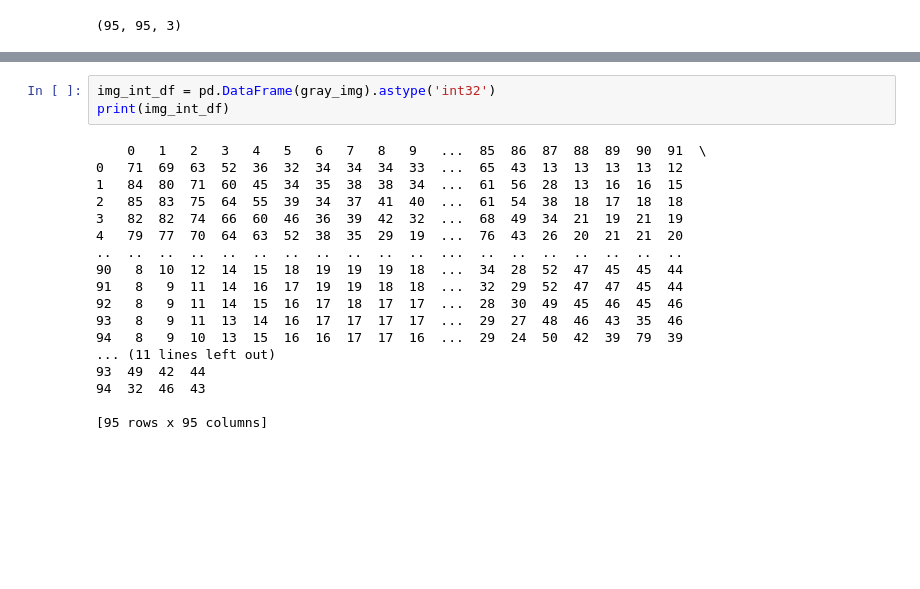
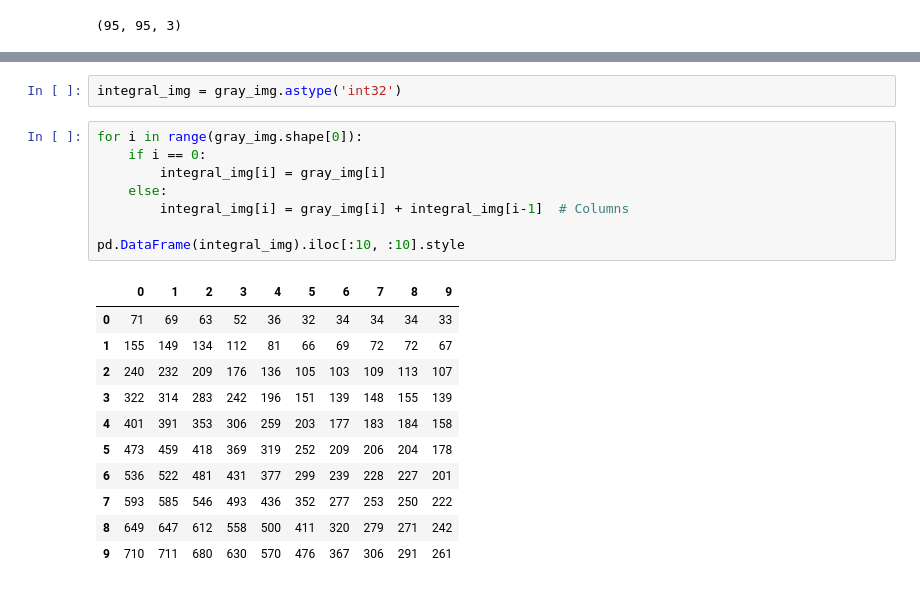
Before and after one commit to JJAHMEDAMER/Smart-Campus, a Jupyter notebook: reEngineering/haar-features.ipynb, the cells around one changed output, grey strips where cells are left out. Drawn from its saved outputs; the diff is of its cells as text; blank space fills up the shorter version.

```diff
--- a/reEngineering/haar-features.ipynb
+++ b/reEngineering/haar-features.ipynb
@@ -76,21 +59,22 @@ We can better visualize out data using pandas library to view the array as a tab
 # %%
-img_int_df = pd.DataFrame(gray_img).astype('int32')
-print(img_int_df)
+integral_img = gray_img.astype('int32')
-# %% [output]
-    0   1   2   3   4   5   6   7   8   9   ...  85  86  87  88  89  90  91  \
-0   71  69  63  52  36  32  34  34  34  33  ...  65  43  13  13  13  13  12
-1   84  80  71  60  45  34  35  38  38  34  ...  61  56  28  13  16  16  15
-2   85  83  75  64  55  39  34  37  41  40  ...  61  54  38  18  17  18  18
-3   82  82  74  66  60  46  36  39  42  32  ...  68  49  34  21  19  21  19
-4   79  77  70  64  63  52  38  35  29  19  ...  76  43  26  20  21  21  20
-..  ..  ..  ..  ..  ..  ..  ..  ..  ..  ..  ...  ..  ..  ..  ..  ..  ..  ..
-90   8  10  12  14  15  18  19  19  19  18  ...  34  28  52  47  45  45  44
-91   8   9  11  14  16  17  19  19  18  18  ...  32  29  52  47  47  45  44
-92   8   9  11  14  15  16  17  18  17  17  ...  28  30  49  45  46  45  46
-93   8   9  11  13  14  16  17  17  17  17  ...  29  27  48  46  43  35  46
-94   8   9  10  13  15  16  16  17  17  16  ...  29  24  50  42  39  79  39
-... (11 lines left out)
-93  49  42  44
-94  32  46  43
-
-[95 rows x 95 columns]
+# %%
+for i in range(gray_img.shape[0]):
+    if i == 0:
+        integral_img[i] = gray_img[i]
+    else:
+        integral_img[i] = gray_img[i] + integral_img[i-1]  # Columns
+
+pd.DataFrame(integral_img).iloc[:10, :10].style
+# %% [output]
+|  | 0 | 1 | 2 | 3 | 4 | 5 | 6 | 7 | 8 | 9 |
+| 0 | 71 | 69 | 63 | 52 | 36 | 32 | 34 | 34 | 34 | 33 |
+| 1 | 155 | 149 | 134 | 112 | 81 | 66 | 69 | 72 | 72 | 67 |
+| 2 | 240 | 232 | 209 | 176 | 136 | 105 | 103 | 109 | 113 | 107 |
+| 3 | 322 | 314 | 283 | 242 | 196 | 151 | 139 | 148 | 155 | 139 |
+| 4 | 401 | 391 | 353 | 306 | 259 | 203 | 177 | 183 | 184 | 158 |
+| 5 | 473 | 459 | 418 | 369 | 319 | 252 | 209 | 206 | 204 | 178 |
+| 6 | 536 | 522 | 481 | 431 | 377 | 299 | 239 | 228 | 227 | 201 |
+| 7 | 593 | 585 | 546 | 493 | 436 | 352 | 277 | 253 | 250 | 222 |
+| 8 | 649 | 647 | 612 | 558 | 500 | 411 | 320 | 279 | 271 | 242 |
+| 9 | 710 | 711 | 680 | 630 | 570 | 476 | 367 | 306 | 291 | 261 |
```
Also changed, not shown: parts of 18 cells of this notebook.
